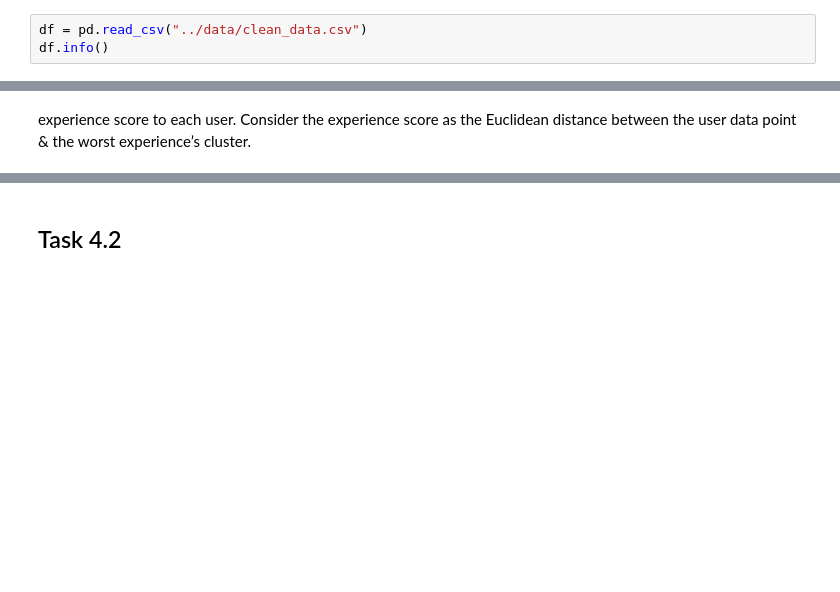
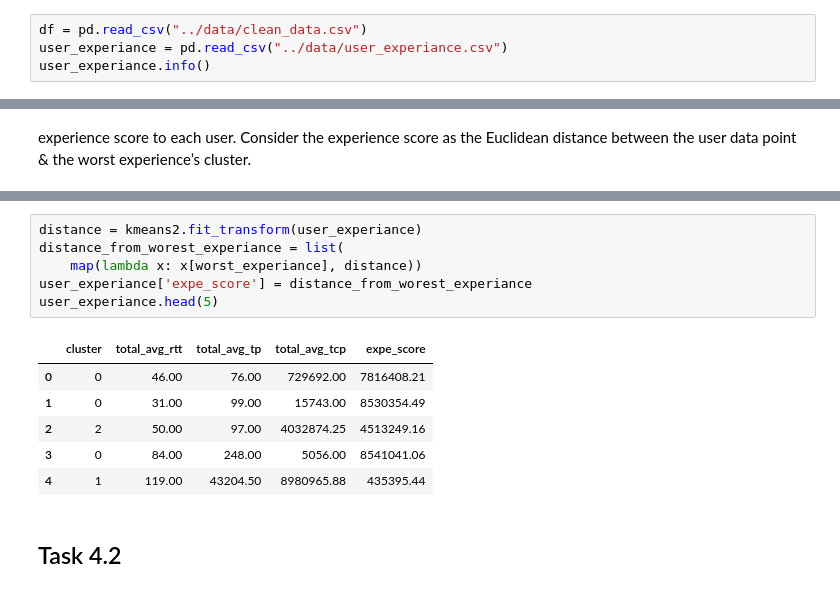
Before and after one commit to eandualem/telecom_analytics, a Jupyter notebook: notebooks/4.0_satisfaction_analysis.ipynb, the cells around one changed output, grey strips where cells are left out. Cells and saved outputs as stored; diff of their text form; blank space fills up the shorter version.

```diff
--- a/notebooks/4.0_satisfaction_analysis.ipynb
+++ b/notebooks/4.0_satisfaction_analysis.ipynb
@@ -34,6 +34,7 @@ from vis_plotly import *
 ## Data reading
 # %%
 df = pd.read_csv("../data/clean_data.csv")
-df.info()
+user_experiance = pd.read_csv("../data/user_experiance.csv")
+user_experiance.info()
 # %% [output]
 <class 'pandas.core.frame.DataFrame'>
@@ -62,3 +97,16 @@ experience score to each user. Consider the experience score as the Euclidean di
+# %%
+distance = kmeans2.fit_transform(user_experiance)
+distance_from_worest_experiance = list(
+    map(lambda x: x[worst_experiance], distance))
+user_experiance['expe_score'] = distance_from_worest_experiance
+user_experiance.head(5)
+# %% [output]
+|  | cluster | total_avg_rtt | total_avg_tp | total_avg_tcp | expe_score |
+| 0 | 0 | 46.00 | 76.00 | 729692.00 | 7816408.21 |
+| 1 | 0 | 31.00 | 99.00 | 15743.00 | 8530354.49 |
+| 2 | 2 | 50.00 | 97.00 | 4032874.25 | 4513249.16 |
+| 3 | 0 | 84.00 | 248.00 | 5056.00 | 8541041.06 |
+| 4 | 1 | 119.00 | 43204.50 | 8980965.88 | 435395.44 |
 # %% [markdown]
 ## Task 4.2
 # %% [markdown]
```
Also changed, not shown: parts of 10 cells of this notebook, 6 other files.
